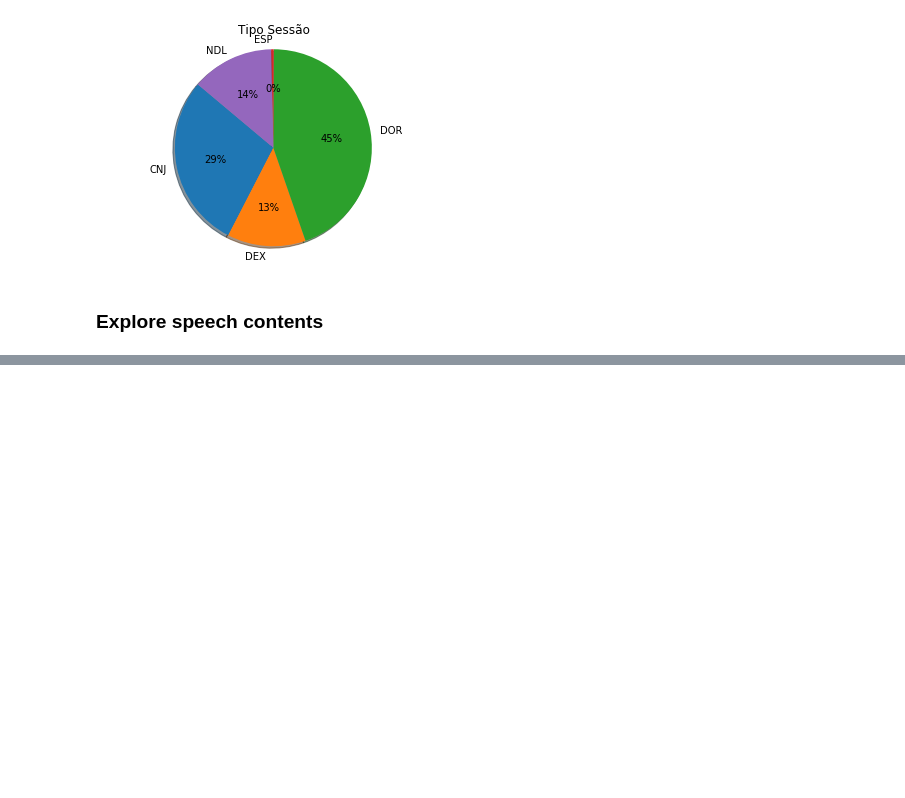
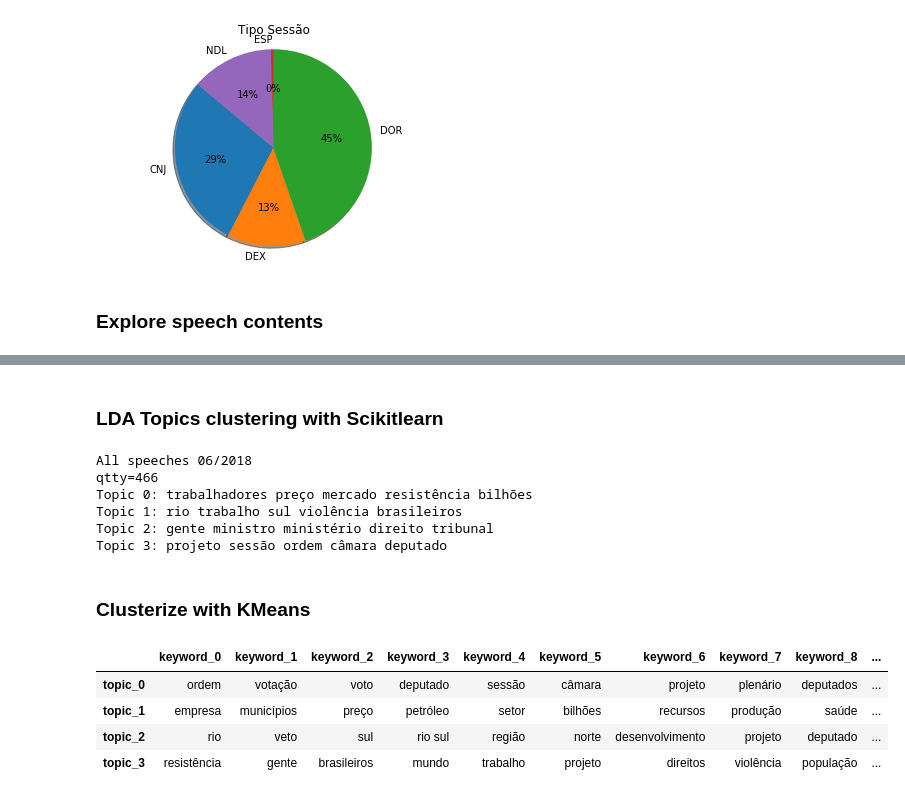
Before and after one commit to flaviostutz/senate-data, a Jupyter notebook: notebooks/08-explore-speeches.ipynb, the cells around one changed output, grey strips where cells are left out. Saved outputs shown, nothing was run; the diff lists cells and outputs as text; code cells hidden in the pictures; blank space fills up the shorter version.

```diff
--- a/notebooks/08-explore-speeches.ipynb
+++ b/notebooks/08-explore-speeches.ipynb
@@ -140,0 +172,79 @@ lda_model.print_topics(4)
+# %% [markdown]
+### LDA Topics clustering with Scikitlearn
+# %%
+import modules.scikitutils as scikitutils
+from modules.nlputils import StemFilterTokenizeProcessor
+import sys
+from sklearn.feature_extraction.text import TfidfVectorizer, CountVectorizer
+from sklearn.decomposition import LatentDirichletAllocation
+from sklearn.datasets import make_multilabel_classification
+
+speeches_df = pd.read_csv('output/speeches/senate-speeches-201806.csv', index_col='CodigoPronunciamento')
+speeches = speeches_df[['TextoIntegral']]
+speeches = [s[0] for s in speeches.values[:]]
+print('All speeches 06/2018')
+print('qtty=' + str(len(speeches)))
+
+stopwords = set([line.strip() for line in open('stopwords.txt', 'r', encoding='utf-8')])
+# stopwords = []
+proc = StemFilterTokenizeProcessor(min_size=3, filter_regex='[a-z]', stem_language='portuguese', stem_complete=True, only_nouns=True)
+
+tf_vectorizer = CountVectorizer(min_df=0.1, max_df=1.0, stop_words=stopwords, preprocessor=proc.process_text)
+tf = tf_vectorizer.fit_transform(speeches)
+tf_feature_names = tf_vectorizer.get_feature_names()
+
+lda = LatentDirichletAllocation(n_topics=4, max_iter=200, learning_method='batch', random_state=0, n_jobs=2)
+lda.fit(tf)
+
+scikitutils.display_lda_topics(lda, tf_feature_names, 5)
+# %% [output]
+All speeches 06/2018
+qtty=466
+Topic 0: trabalhadores preço mercado resistência bilhões
+Topic 1: rio trabalho sul violência brasileiros
+Topic 2: gente ministro ministério direito tribunal
+Topic 3: projeto sessão ordem câmara deputado
+# %% [markdown]
+### Clusterize with KMeans
+# %%
+import pandas as pd
+from modules.nlputils import StemFilterTokenizeProcessor
+from sklearn.feature_extraction.text import TfidfVectorizer
+from sklearn.cluster import MiniBatchKMeans, KMeans
+
+speeches_df = pd.read_csv('output/speeches/senate-speeches-201806.csv', index_col='CodigoPronunciamento')
+speeches = speeches_df[['TextoIntegral']]
+speeches = [s[0] for s in speeches.values[:]]
+
+stopwords = set([line.strip() for line in open('stopwords.txt', 'r', encoding='utf-8')])
+proc = StemFilterTokenizeProcessor(min_size=3, filter_regex='[a-z]', stem_language='portuguese', stem_complete=True, only_nouns=True)
+vectorizer = TfidfVectorizer(min_df=0.1, stop_words=stopwords, analyzer='word', ngram_range=(1, 2), preprocessor=proc.process_text)
+vz = vectorizer.fit_transform(speeches)
+feature_names = vectorizer.get_feature_names()
+
+n_clusters=4
+kmeans_model = MiniBatchKMeans(n_clusters=n_clusters, init='k-means++', n_init=1, random_state=42,
+                         init_size=1000, batch_size=1000, verbose=False, max_iter=300)
+kmeans = kmeans_model.fit(vz)
+kmeans_clusters = kmeans.predict(vz)
+kmeans_distances = kmeans.transform(vz)
+
+sorted_centroids = kmeans.cluster_centers_.argsort()[:, ::-1]
+terms = vectorizer.get_feature_names()
+all_keywords = []
+for i in range(n_clusters):
+    topic_keywords = []
+    for j in sorted_centroids[i, :20]:
+        topic_keywords.append(terms[j])
+    all_keywords.append(topic_keywords)
+
+keywords_df = pd.DataFrame(index=['topic_{0}'.format(i) for i in range(n_clusters)],
+                           columns=['keyword_{0}'.format(i) for i in range(20)],
+                           data=all_keywords)
+keywords_df
+# %% [output]
+|  | keyword_0 | keyword_1 | keyword_2 | keyword_3 | keyword_4 | keyword_5 | keyword_6 | keyword_7 | keyword_8 | ... |
+| topic_0 | ordem | votação | voto | deputado | sessão | câmara | projeto | plenário | deputados | ... |
+| topic_1 | empresa | municípios | preço | petróleo | setor | bilhões | recursos | produção | saúde | ... |
+| topic_2 | rio | veto | sul | rio sul | região | norte | desenvolvimento | projeto | deputado | ... |
+| topic_3 | resistência | gente | brasileiros | mundo | trabalho | projeto | direitos | violência | população | ... |
```
Also changed, not shown: parts of 8 cells of this notebook, 5 other files.
